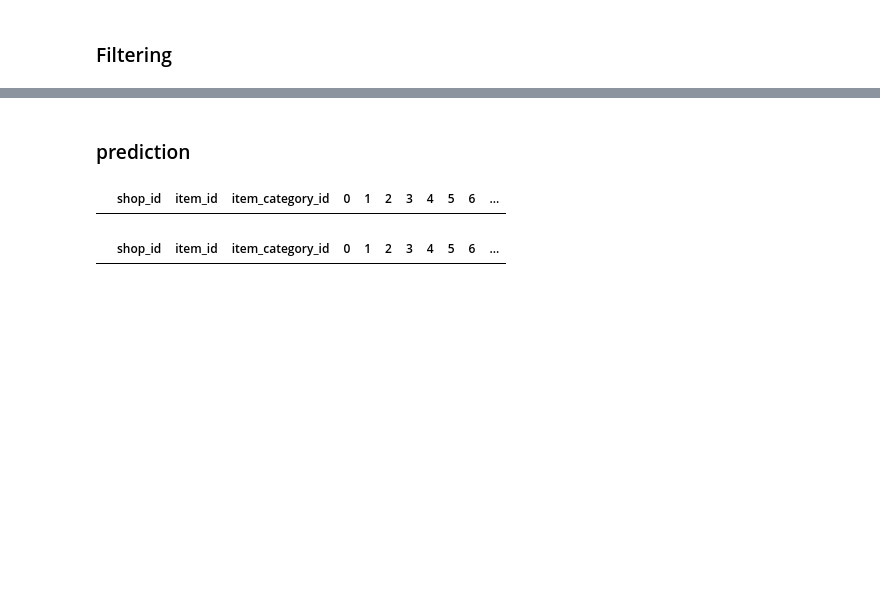
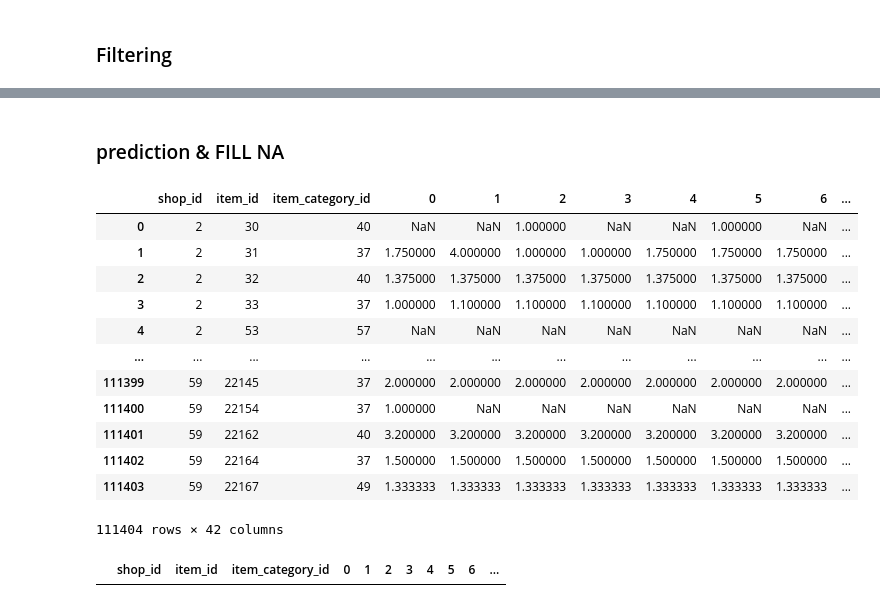
Before and after one commit to BaptPicxDev/predict-future-sales-kaggle, a Jupyter notebook: Price_Prediction.ipynb, the cells around one changed output, grey strips where cells are left out. Cells and saved outputs as stored; diff of their text form; code cells hidden in the pictures; blank space fills up the shorter version.

Commit message:
Success pushing with ARIMA 0 0 1 1.19

```diff
--- a/Price_Prediction.ipynb
+++ b/Price_Prediction.ipynb
@@ -262,14 +256,14 @@ df_train_pivot = df_train.pivot_table(
     index=index,
     columns=["date_block_num"],
     values=["item_cnt_day"],
-    fill_value=0,
+#     fill_value=0,
     aggfunc="sum",
     margins=True,
 )
 df_train_pivot.columns = [col[1] for col in df_train_pivot.columns] # drop None columns
 df_train_pivot = df_train_pivot.reset_index(index)
 max_date_block_num = df_train.date_block_num.max()
-df_train_pivot["topredict"] = np.nan
+df_train_pivot["topredict"] = pd.isna
 df_train_pivot = df_train_pivot.drop(columns=["All"])
 df_train_pivot
 # %% [output]
@@ -314,21 +411,34 @@ df_train_pivot_filtered
 # %% [markdown]
-### prediction
+### prediction & FILL NA
 # %%
-for row in tqdm(df_train_pivot_filtered.iterrows(), total=df_train_pivot_filtered.shape[0]):
-    data = row[1].drop(row[1].index[0:3])
-    data = data.drop(data.index[-5:])
+for index, row in tqdm(df_train_pivot_filtered.iterrows(), total=df_train_pivot_filtered.shape[0]):
+    data = row[range(33)]
+    data = data.fillna(data.mean())
     # model
-    model = ARIMA(data.values, order=(1, 1, 1))
+    model = ARIMA(data.values, order=(0, 0, 1))
     try:
-        model_fit = model.fit()
+        model_fit = model.fit(disp=0)
     except Exception:
         continue
     # predict
-    predicted_values = model_fit.predict(start=34, end=34, exog=None, dynamic=False)
-    df_train_pivot_filtered["topredict"][row[0]] = predicted_values[0]
-df_train_pivot_filtered[df_train_pivot_filtered["topredict"] == 2]
+    predicted_values = model_fit.forecast()[0]
+    df_train_pivot_filtered.loc[index] = df_train_pivot_filtered.loc[index].fillna(data.mean())
+    df_train_pivot_filtered.loc[index, "topredict"] = predicted_values[0]
+df_train_pivot_filtered
 # %% [output]
 |  | shop_id | item_id | item_category_id | 0 | 1 | 2 | 3 | 4 | 5 | 6 | ... |
+| 0 | 2 | 30 | 40 | NaN | NaN | 1.000000 | NaN | NaN | 1.000000 | NaN | ... |
+| 1 | 2 | 31 | 37 | 1.750000 | 4.000000 | 1.000000 | 1.000000 | 1.750000 | 1.750000 | 1.750000 | ... |
+| 2 | 2 | 32 | 40 | 1.375000 | 1.375000 | 1.375000 | 1.375000 | 1.375000 | 1.375000 | 1.375000 | ... |
+| 3 | 2 | 33 | 37 | 1.000000 | 1.100000 | 1.100000 | 1.100000 | 1.100000 | 1.100000 | 1.100000 | ... |
+| 4 | 2 | 53 | 57 | NaN | NaN | NaN | NaN | NaN | NaN | NaN | ... |
+| ... | ... | ... | ... | ... | ... | ... | ... | ... | ... | ... | ... |
+| 111399 | 59 | 22145 | 37 | 2.000000 | 2.000000 | 2.000000 | 2.000000 | 2.000000 | 2.000000 | 2.000000 | ... |
+| 111400 | 59 | 22154 | 37 | 1.000000 | NaN | NaN | NaN | NaN | NaN | NaN | ... |
+| 111401 | 59 | 22162 | 40 | 3.200000 | 3.200000 | 3.200000 | 3.200000 | 3.200000 | 3.200000 | 3.200000 | ... |
+| 111402 | 59 | 22164 | 37 | 1.500000 | 1.500000 | 1.500000 | 1.500000 | 1.500000 | 1.500000 | 1.500000 | ... |
+| 111403 | 59 | 22167 | 49 | 1.333333 | 1.333333 | 1.333333 | 1.333333 | 1.333333 | 1.333333 | 1.333333 | ... |
+111404 rows × 42 columns
 # %%
 df_train_pivot_filtered[df_train_pivot_filtered["topredict"] == np.nan].head()
 # %% [output]
```
Also changed, not shown: parts of 15 cells of this notebook.
